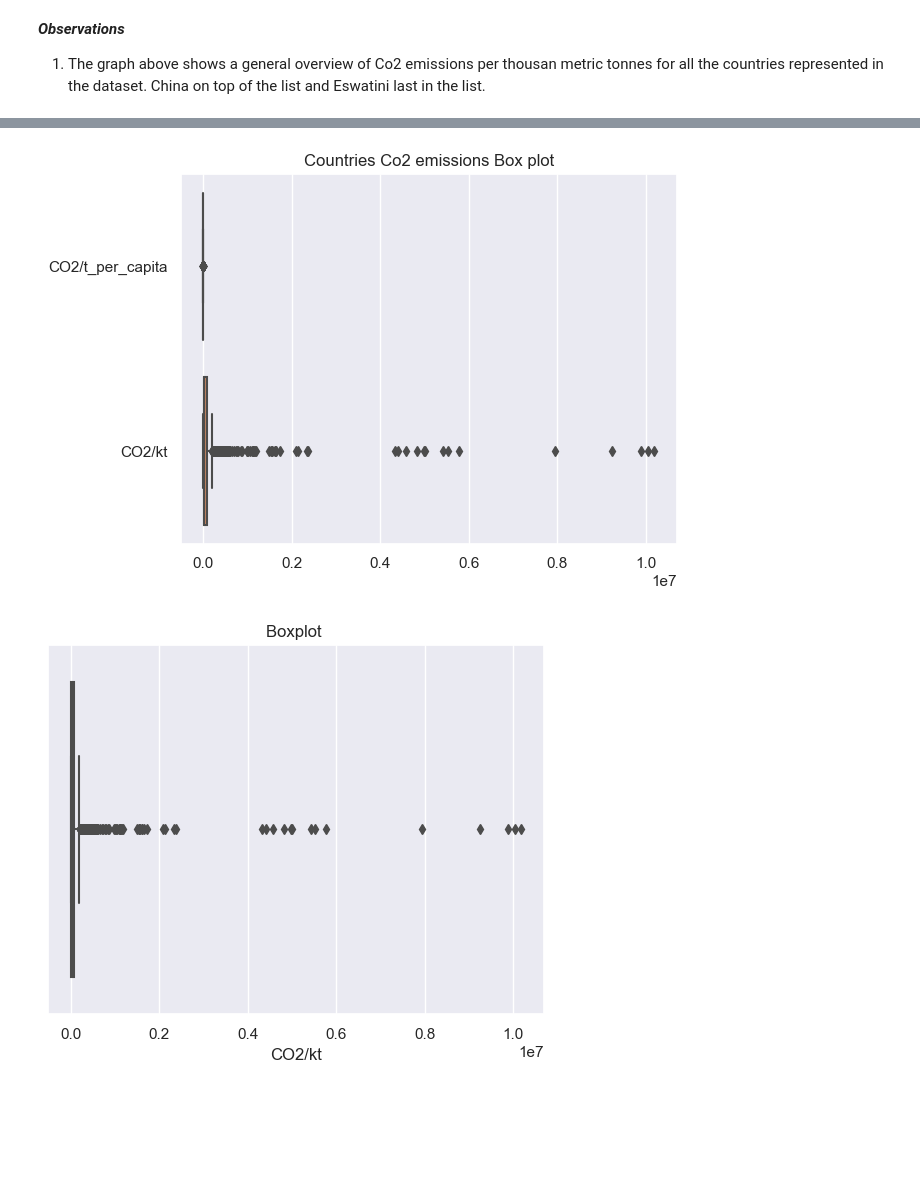
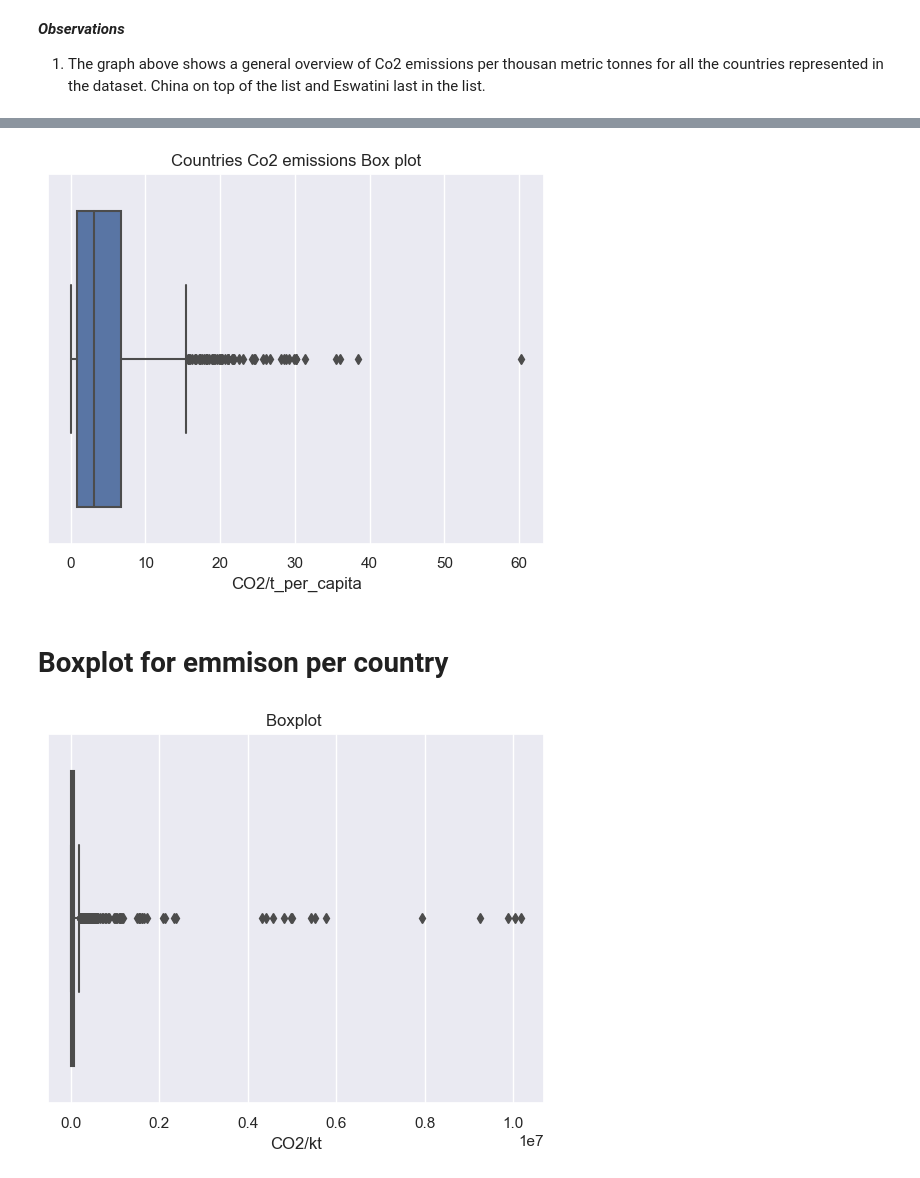
Before and after one commit to ntakirutimanapierre/Analytics-Assignemnt2-Exploratory-Data-Analysis-and-Reporting, a Jupyter notebook: g_assignment.ipynb, the cells around one changed output, grey strips where cells are left out. Cells and saved outputs as stored; diff of their text form; code cells hidden in the pictures; blank space fills up the shorter version.

```diff
--- a/g_assignment.ipynb
+++ b/g_assignment.ipynb
@@ -386,10 +433,11 @@ plt.show()
 # %%
-
-sns.boxplot(data=merged_data[['CO2/t_per_capita','CO2/kt' ]],orient="h")
+sns.boxplot(data= merged_data , x= 'CO2/t_per_capita')
 plt.title("Countries Co2 emissions Box plot")
 plt.show()
 # %% [output]
-[figure, old version]
+[figure, new version]
+# %% [markdown]
+# Boxplot for emmison per country
 # %%
 sns.boxplot(data= merged_data , x= 'CO2/kt')
 plt.title('Boxplot ')
```
Also changed, not shown: parts of 17 cells of this notebook.
